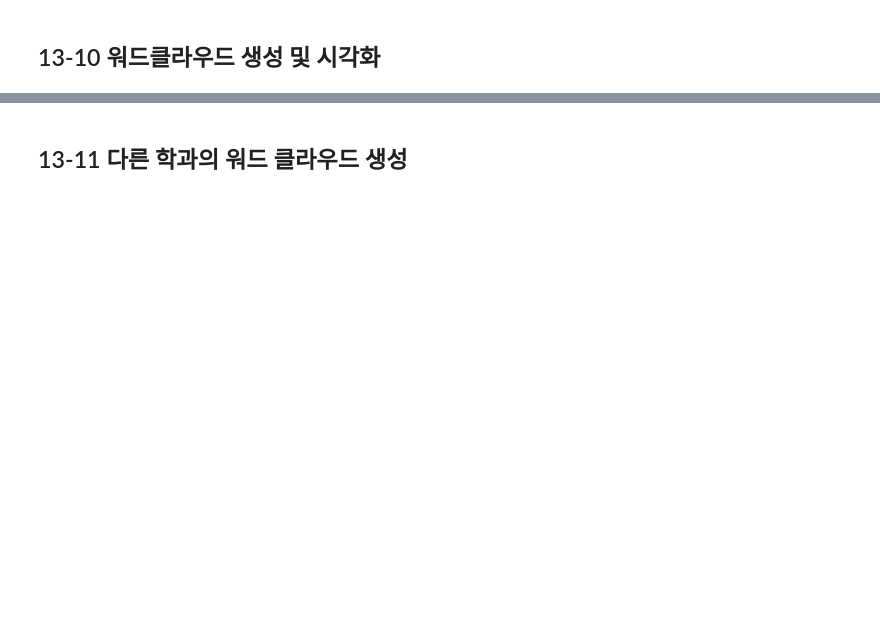
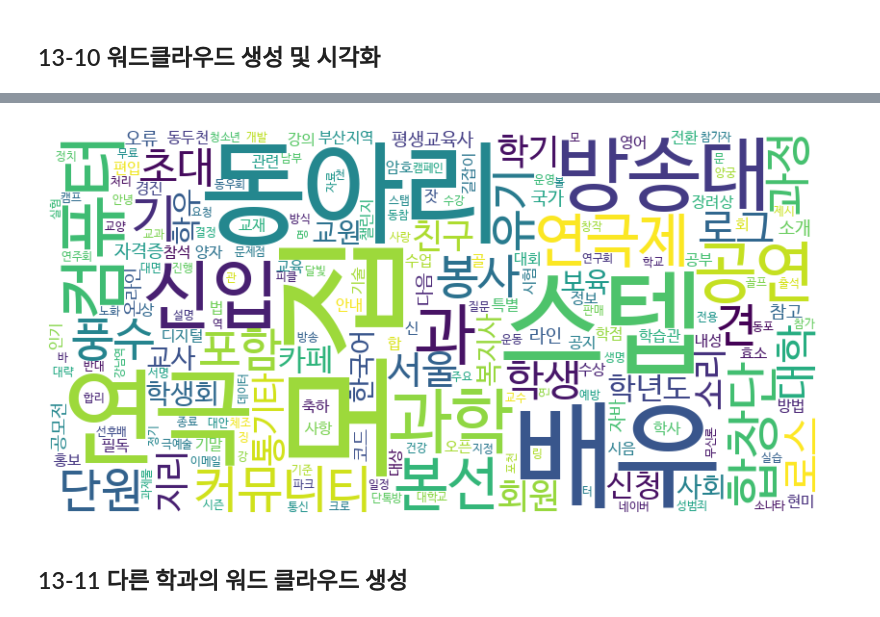
Before and after one commit to jlovechae/Data-Analysis-with-Open-Source, a Jupyter notebook: 오픈소스_데이터_분석_13강.ipynb, the cells around one changed output, grey strips where cells are left out. Drawn from its saved outputs; the diff is of its cells as text; code cells hidden in the pictures; blank space fills up the shorter version.

```diff
--- a/오픈소스_데이터_분석_13강.ipynb
+++ b/오픈소스_데이터_분석_13강.ipynb
@@ -62,16 +104,20 @@ from lxml import html
 ## URL로부터 페이지 내용 가져오기
 def get_page(driver, url):
     # url 페이지로 이동
+    driver.get(url)
 
     # 해당 페이지의 html을 page_content로 저장
+    page_content = driver.page_source
 
     # page_content를 lxml의 html 객체로 변환하고 tree로 저장
+    tree = html.fromstring(page_content)
 
     return tree
 
 ## HTML 트리에서 제목 추출
 def extract_titles(tree):
     ## td-subject를 클래스로 가지는 td 태그 > a태그 > string > text() 을 xpath로 구하고 titles로 저장
+    titles = tree.xpath('//td[@class = "td-subject"]/a/strong/text()')
 
     return titles
 
@@ -100,9 +159,11 @@ import pandas as pd
 ## 다음 페이지로 이동하고 tree 정보 반환
 def move_to_next_page(driver):
     # _listNext 클래스를 기준으로 엘리먼트 선택
+    next_page_link = driver.find_element(By.CLASS_NAME, '_listNext')
 
     if next_page_link and next_page_link.is_enabled():
         # 다음 페이지 버튼 클릭
+        next_page_link.click()
 
         WebDriverWait(driver, 10).until(
             EC.presence_of_element_located((By.CLASS_NAME, "board-table"))
@@ -122,9 +183,11 @@ def get_board_titles(url, pages, verbose=False):
           print(f"=== 페이지 {page} 처리중입니다. ===")
         if page == 1:
             # 13-2 에서 작성한 get_page 함수를 이용하여 현재 페이지 tree 구하기
+            tree = get_page(driver, url)
 
         else:
             # 다음 페이지로 이동하고 해당 페이지 tree 구하기
+            tree = move_to_next_page(driver)
 
         if tree is not None:
             titles = extract_titles(tree)
@@ -250,8 +397,10 @@ from collections import Counter
 def get_word_count(df):
     if not df.empty:
         # 모든 명사의 리스트를 구함
+        all_nouns = df['명사'].sum()
 
         # 모든 명사들에 대한 Counter 객체(빈도 정보) 를 반환
+        return Counter(all_nouns)
 
 
 ## cs_df의 단어 빈도 계산
@@ -268,27 +448,29 @@ for word, freq in word_count.most_common(30):
 # %%
 from wordcloud import WordCloud
 import matplotlib.pyplot as plt
 
 ## 단어 빈도를 바탕으로 워드클라우드 생성 및 표시
 def plot_wordcloud(word_count):
     ## 워드 클라우드 생성
     wordcloud = WordCloud(
         width=800,
         height=400,
         background_color='white',
         colormap='viridis',
         font_path='/usr/share/fonts/truetype/nanum/NanumBarunGothic.ttf' ## 한글 폰트 경로 지정
-        ).# word_count의 빈도 정보를 이용하여 생성
+        ).generate_from_frequencies(word_count) # word_count의 빈도 정보를 이용하여 생성
 
     plt.figure(figsize=(10, 5))
     plt.imshow(wordcloud, interpolation='bilinear') ## 이미지 표시
     plt.axis("off") ## 축 비활성화
     plt.show() ## 그래프 표시
 
 ## cs_df에서 단어 빈도 계산
 word_count = get_word_count(cs_df)
 ## 워드클라우드 생성 및 표시
 plot_wordcloud(word_count)
+# %% [output]
+[figure, added]
 # %% [markdown]
 ## 13-11 다른 학과의 워드 클라우드 생성
 # %%
```
Also changed, not shown: parts of 20 cells of this notebook.
